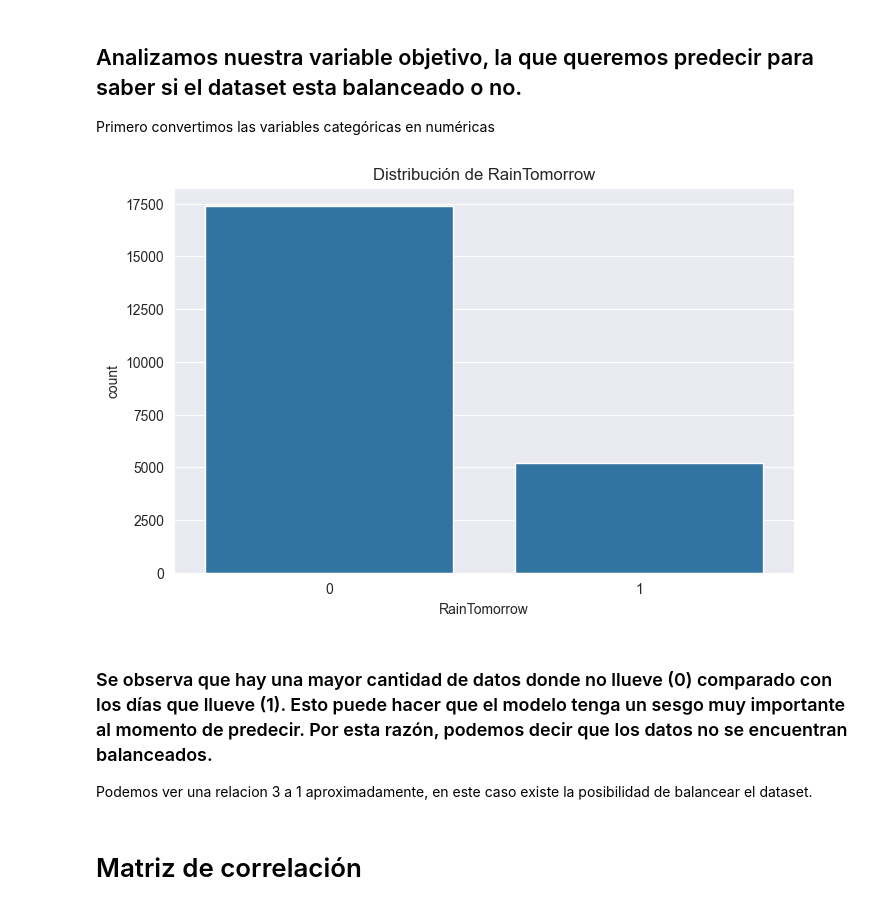
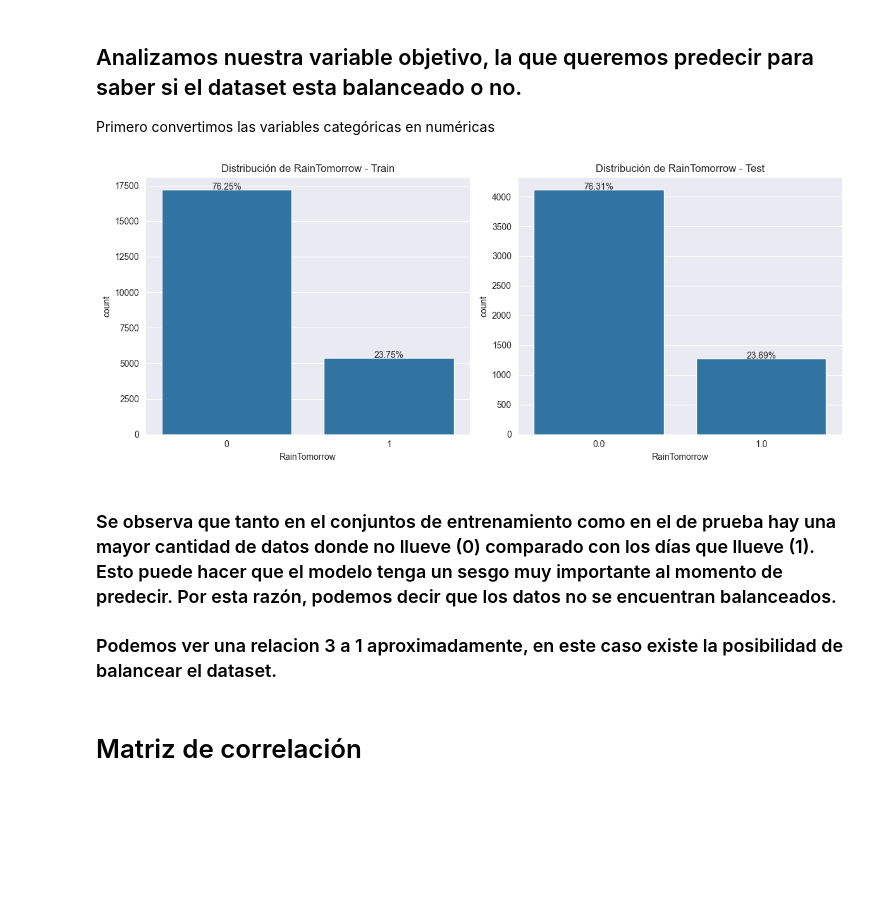
Before and after one commit to pepeargent0/AA1-TUIA-Ponce-Yanez, a Jupyter notebook: TP-integrador-AA1.ipynb, the cells around one changed output. Cells and saved outputs as stored; diff of their text form; code cells hidden in the pictures; blank space fills up the shorter version.

```diff
--- a/TP-integrador-AA1.ipynb
+++ b/TP-integrador-AA1.ipynb
@@ -289,13 +302,29 @@ train['RainTomorrow'] = train['RainTomorrow'].map({'No': 0, 'Yes': 1})
-# %%
-plt.figure(figsize=(8, 5))
-sns.countplot(x='RainTomorrow', data=train)
-plt.title('Distribución de RainTomorrow')
-plt.show()
-# %% [output]
-[figure, removed]
+# %%
+# Calculamos los porcentajes para el conjunto de entrenamiento
+train_percentages = train['RainTomorrow'].value_counts(normalize=True) * 100
+# Calculamos los porcentajes para el conjunto de prueba
+test_percentages = test['RainTomorrow'].value_counts(normalize=True) * 100
+
+plt.figure(figsize=(12, 5))
+plt.subplot(1, 2, 1)
+sns.countplot(x='RainTomorrow', data=train)
+plt.title('Distribución de RainTomorrow - Train')
+for i, value in enumerate(train_percentages):
+    plt.text(i, train['RainTomorrow'].value_counts()[i], f'{value:.2f}%', ha='center')
+
+plt.subplot(1, 2, 2)
+sns.countplot(x='RainTomorrow', data=test)
+plt.title('Distribución de RainTomorrow - Test')
+for i, value in enumerate(test_percentages):
+    plt.text(i, test['RainTomorrow'].value_counts()[i], f'{value:.2f}%', ha='center')
+
+plt.tight_layout()
+plt.show()
+# %% [output]
+[figure, added]
 # %% [markdown]
-### Se observa que hay una mayor cantidad de datos donde no llueve (0) comparado con los días que llueve (1). Esto puede hacer que el modelo tenga un sesgo muy importante al momento de predecir. Por esta razón, podemos decir que los datos no se encuentran balanceados.
-Podemos ver una relacion 3 a 1 aproximadamente, en este caso existe la posibilidad de balancear el dataset.
+### Se observa que tanto en el conjuntos de entrenamiento como en el de prueba hay una mayor cantidad de datos donde no llueve (0) comparado con los días que llueve (1). Esto puede hacer que el modelo tenga un sesgo muy importante al momento de predecir. Por esta razón, podemos decir que los datos no se encuentran balanceados.
+### Podemos ver una relacion 3 a 1 aproximadamente, en este caso existe la posibilidad de balancear el dataset.
 # %% [markdown]
 # Matriz de correlación
 # %%
```
Also changed, not shown: parts of 59 cells of this notebook, 1 other file.
